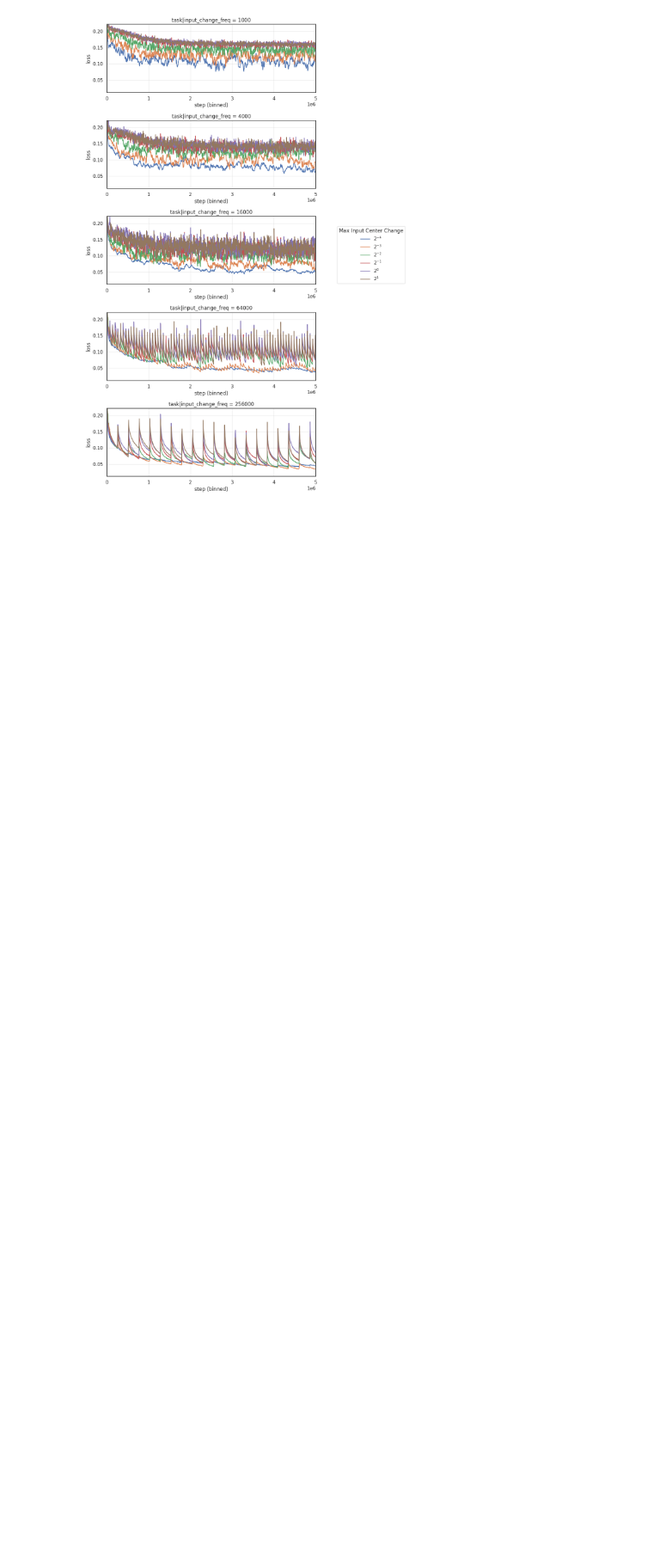
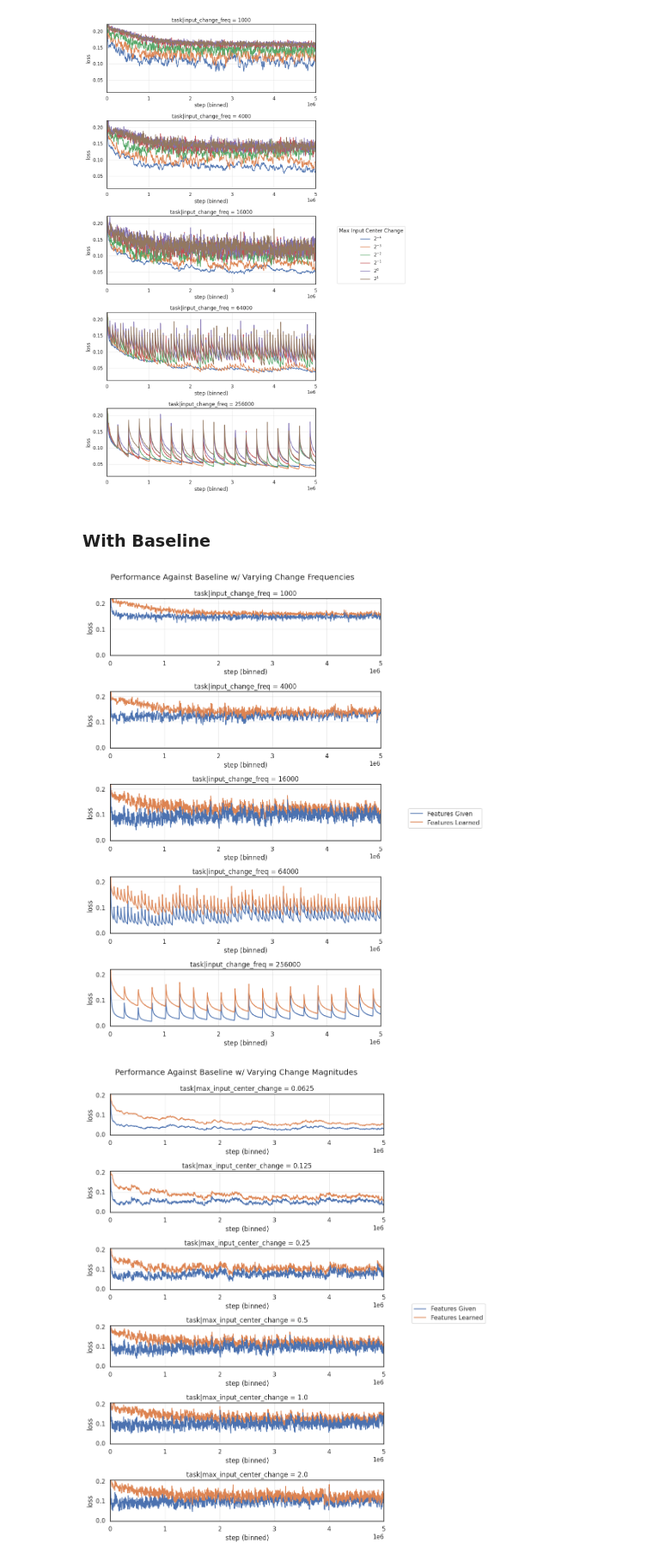
Before and after one commit to ejmejm/phd_research, a Jupyter notebook: phd/feature_search/analysis/core_transient_task/problem_variations.ipynb, the cells around one changed output. Shown at 86% size. Saved outputs shown, nothing was run; the diff lists cells and outputs as text; code cells hidden in the pictures; blank space fills up the shorter version.

```diff
--- a/phd/feature_search/analysis/core_transient_task/problem_variations.ipynb
+++ b/phd/feature_search/analysis/core_transient_task/problem_variations.ipynb
@@ -78,3 +86,55 @@ plt.show()
 # %% [output]
 [figure]
 [figure]
+# %% [markdown]
+### With Baseline
+# %%
+combined_run_df = pd.concat(run_dfs.values())
+combined_config_df = pd.concat(config_dfs.values())
+
+combined_config_df.loc[:, 'Method'] = combined_config_df['model.use_perfect_features'].apply(
+    lambda x: 'Features Given' if x == True else 'Features Learned'
+)
+
+plot_run_df, plot_config_df = select_experiment_runs(
+    run_df = combined_run_df,
+    config_df = combined_config_df,
+    chosen_values = {
+        'task|max_input_center_change': 0.5,
+    },
+)
+
+plot_learning_curves(
+    run_df = plot_run_df,
+    config_df = plot_config_df,
+    n_bins = 1000,
+    figsize = (8, 12),
+    max_cols = 1,
+    hue_col = 'Method',
+    subplot_col = 'task|input_change_freq',
+)
+plt.suptitle('Performance Against Baseline w/ Varying Change Frequencies', y=1.02)
+plt.show()
+
+plot_run_df, plot_config_df = select_experiment_runs(
+    run_df = combined_run_df,
+    config_df = combined_config_df,
+    chosen_values = {
+        'task|input_change_freq': 16000,
+    },
+)
+
+plot_learning_curves(
+    run_df = plot_run_df,
+    config_df = plot_config_df,
+    n_bins = 1000,
+    figsize = (8, 12),
+    max_cols = 1,
+    hue_col = 'Method',
+    subplot_col = 'task|max_input_center_change',
+)
+plt.suptitle('Performance Against Baseline w/ Varying Change Magnitudes', y=1.02)
+plt.show()
+# %% [output]
+[figure, added]
+[figure, added]
```
Also changed, not shown: parts of 12 cells of this notebook.
